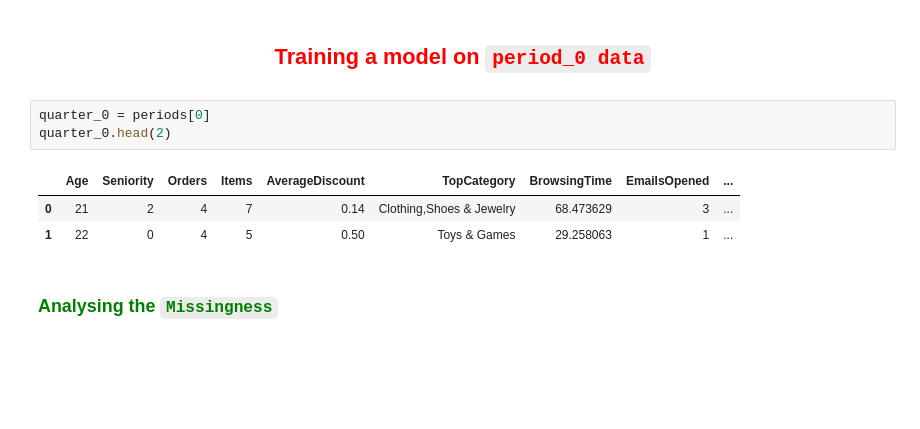
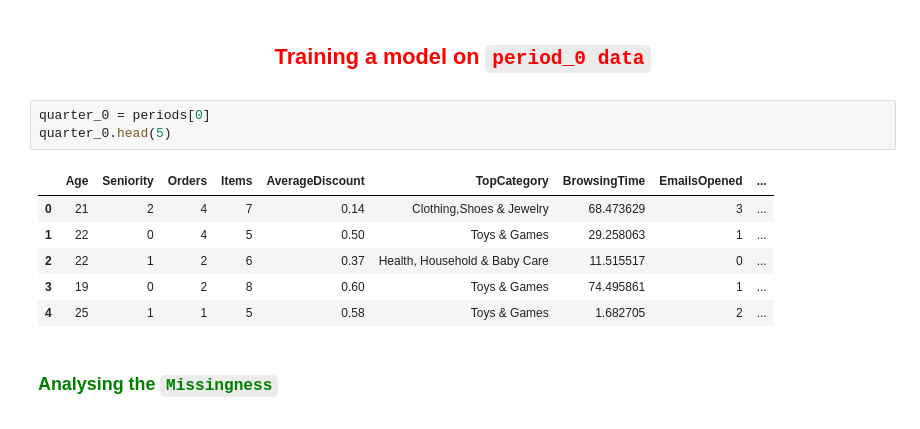
Before and after one commit to labrijisaad/Technical-Test-AXA-Direct-Assurance, a Jupyter notebook: notebooks/TestTechniqueDerive_Sujet.ipynb, the cells around one changed output. Drawn from its saved outputs; the diff is of its cells as text; blank space fills up the shorter version.

```diff
--- a/notebooks/TestTechniqueDerive_Sujet.ipynb
+++ b/notebooks/TestTechniqueDerive_Sujet.ipynb
@@ -117,11 +117,14 @@ for file in files:
 ## <p style="text-align:center"><span style="color:red">Training a model on `period_0 data`</span></p>
 # %%
 quarter_0 = periods[0]
-quarter_0.head(2)
+quarter_0.head(5)
 # %% [output]
 |  | Age | Seniority | Orders | Items | AverageDiscount | TopCategory | BrowsingTime | EmailsOpened | ... |
 | 0 | 21 | 2 | 4 | 7 | 0.14 | Clothing,Shoes & Jewelry | 68.473629 | 3 | ... |
 | 1 | 22 | 0 | 4 | 5 | 0.50 | Toys & Games | 29.258063 | 1 | ... |
+| 2 | 22 | 1 | 2 | 6 | 0.37 | Health, Household & Baby Care | 11.515517 | 0 | ... |
+| 3 | 19 | 0 | 2 | 8 | 0.60 | Toys & Games | 74.495861 | 1 | ... |
+| 4 | 25 | 1 | 1 | 5 | 0.58 | Toys & Games | 1.682705 | 2 | ... |
 # %% [markdown]
 ### <p style="text-align:left"><span style="color:green">Analysing the `Missingness`</span></p>
 # %%
```
Also changed, not shown: parts of 14 cells of this notebook.
